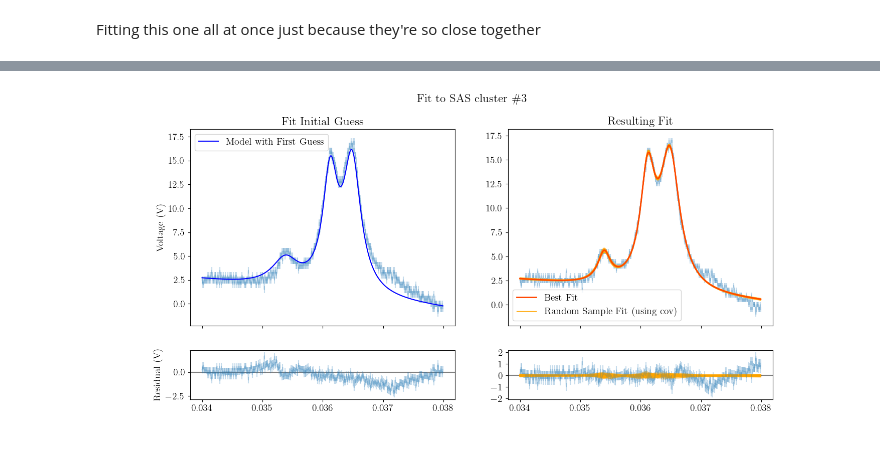
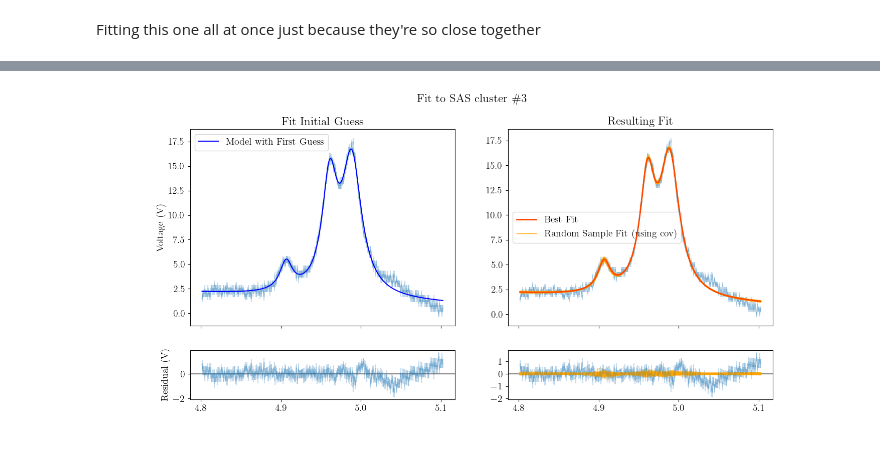
Before and after one commit to andres-luengo/alden-andres-max-most-dangerous-4450-trio, a Jupyter notebook: rb-spectroscopy/fit_no_mag.ipynb, the cells around one changed output, grey strips where cells are left out. Drawn from its saved outputs; the diff is of its cells as text; code cells hidden in the pictures.

```diff
--- a/rb-spectroscopy/fit_no_mag.ipynb
+++ b/rb-spectroscopy/fit_no_mag.ipynb
@@ -39,8 +39,13 @@ while (sat.time[sat_r] != uns.time[uns_r]):
+# %%
+# whatever
+sat.frequency += offset_opt_res.x[0]
 # %%
-diff_time = np.intersect1d(sat.time, uns.time)
+diff_freq = sat.frequency
 
-sat_diff_idx = np.searchsorted(sat.time, diff_time)
-uns_diff_idx = np.searchsorted(uns.time, diff_time)
+diff_signal = sat.signal - np.interp(diff_freq, uns.frequency, uns.signal, left=np.nan, right=np.nan)
 
-diff_signal = sat.signal[sat_diff_idx] - uns.signal[uns_diff_idx]
+ok_idx = np.isfinite(diff_signal)
+
+diff_signal = diff_signal[ok_idx]
+diff_freq = diff_freq[ok_idx]
 # %%
@@ -77,7 +82,7 @@ def triple_lorentzian(
 ):
     return Lorentzian(x, x00, g0, a0, 0.) + Lorentzian(x, x01, g1, a1, 0.) + Lorentzian(x, x02, g2, a2, 0.) + offset + x*offset_slope
 # %%
-x_low = .034
+x_low = .034 # remnant from when i worked in time units i am too lazy to fix
 x_high = .038
 cluster_n = 2
 
@@ -87,26 +92,43 @@ fig, ((guess_data_ax, fit_data_ax), (guess_res_ax, fit_res_ax)) = plt.subplots(2
 # ESTABLISH INITIAL GUESSES
 spidx, = np.nonzero((x_low <= sat.time) & (sat.time < x_high)) # single peak indices
 
-x = diff_time[spidx]
+x = diff_freq[spidx]
 y = diff_signal[spidx]
 
 baseline_slope_guess = (y[-1] - y[0]) / (x[-1] - x[0])
 
+# p0 = [
+#     4.92546154e+00,
+#     9.86185753e-03,
+#     3.04749742e+00,
+
+#     4.97997906e+00,
+#     1.10517537e-02,
+#     1.12703114e+01,
+
+#     5.00778981e+00,
+#     1.48773556e-02,
+#     1.39587998e+01,
+
+#     7.11786513e+01,
+#     -1.40941661e+01
+# ]
+
 p0 = [
-    3.53802059e-02,
-    2.69989313e-04,
-    2.86606797e+00,
+    4.90660884e+00,
+    9.57678660e-03,
+    2.93350539e+00,
 
-    3.61253841e-02,
-    1.48795328e-04,
-    1.16047020e+01,
+    4.96096085e+00,
+    1.14178255e-02,
+    1.10103184e+01,
 
-    3.64869190e-02,
-    1.75914349e-04,
-    1.36402594e+01,
+    4.98860413e+00,
+    1.49472351e-02,
+    1.36454183e+01,
 
-    y[0] - baseline_slope_guess * x[0],
-    (y[-1] - y[0]) / (x[-1] - x[0])
+    1.91435783e+01,
+    -3.55652205e+00
 ]
 print(f"{len(p0) = }")
 
@@ -153,8 +175,8 @@ fig.suptitle(f'Fit to SAS cluster \\#{cluster_n + 1}')
 
 for i in range(3):
     this_spike = {
-        "center_time": fit_params[0 + i*3],
-        "e_center_time": np.sqrt(np.diag(cov))[0 + i*3],
+        "center_freq": fit_params[0 + i*3],
+        "e_center_freq": np.sqrt(np.diag(cov))[0 + i*3],
         "amplitude": fit_params[2 + i*3],
         "cluster_id": cluster_n
     }
@@ -191,4 +213,4 @@ len(spike_data) = 10
-[figure, old version]
+[figure, new version]
 # %%
 def red_lorentzian(x, center, gamma, amplitude, baseline, baseline_slope):
     return Lorentzian(x, center, gamma, amplitude, baseline) + baseline_slope*x
```
Also changed, not shown: parts of 16 cells of this notebook, 4 other files.
